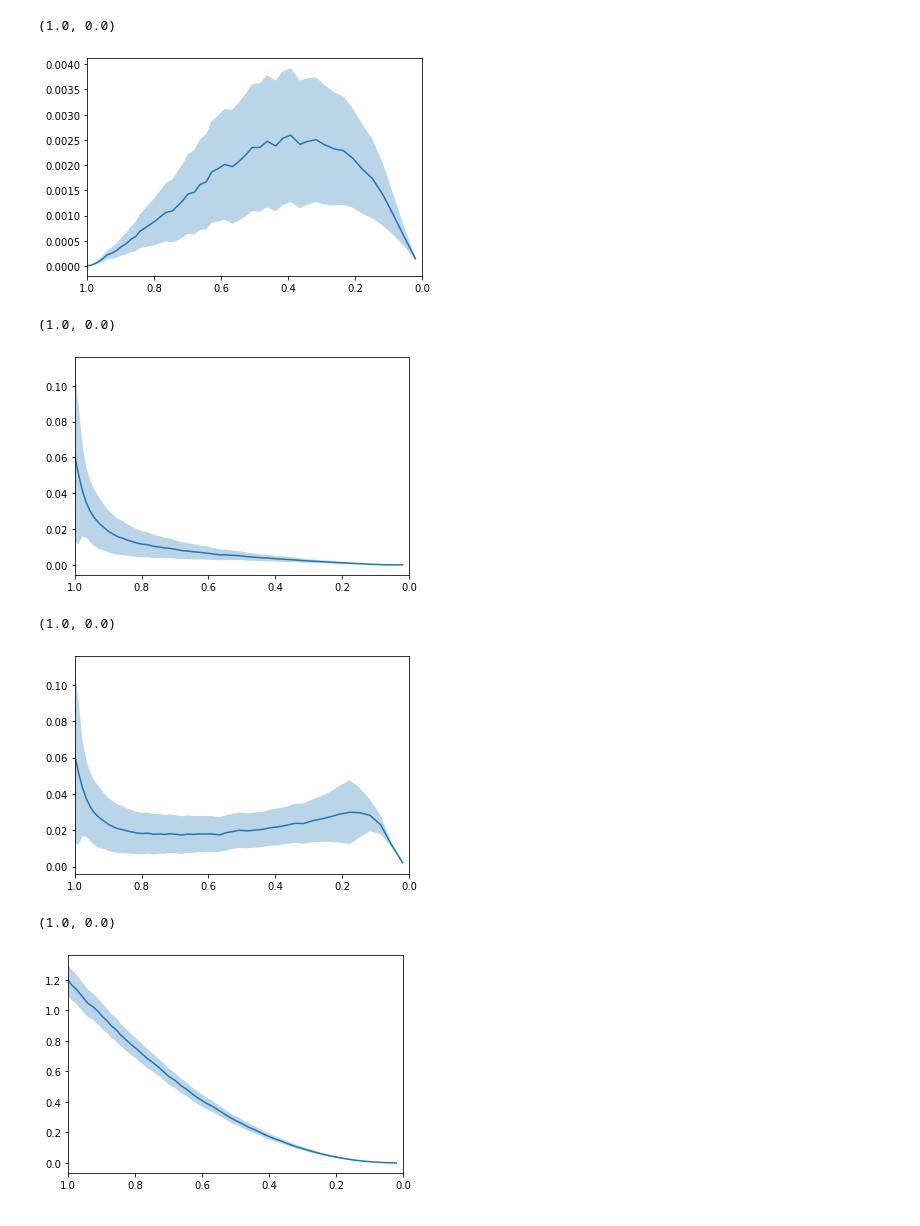
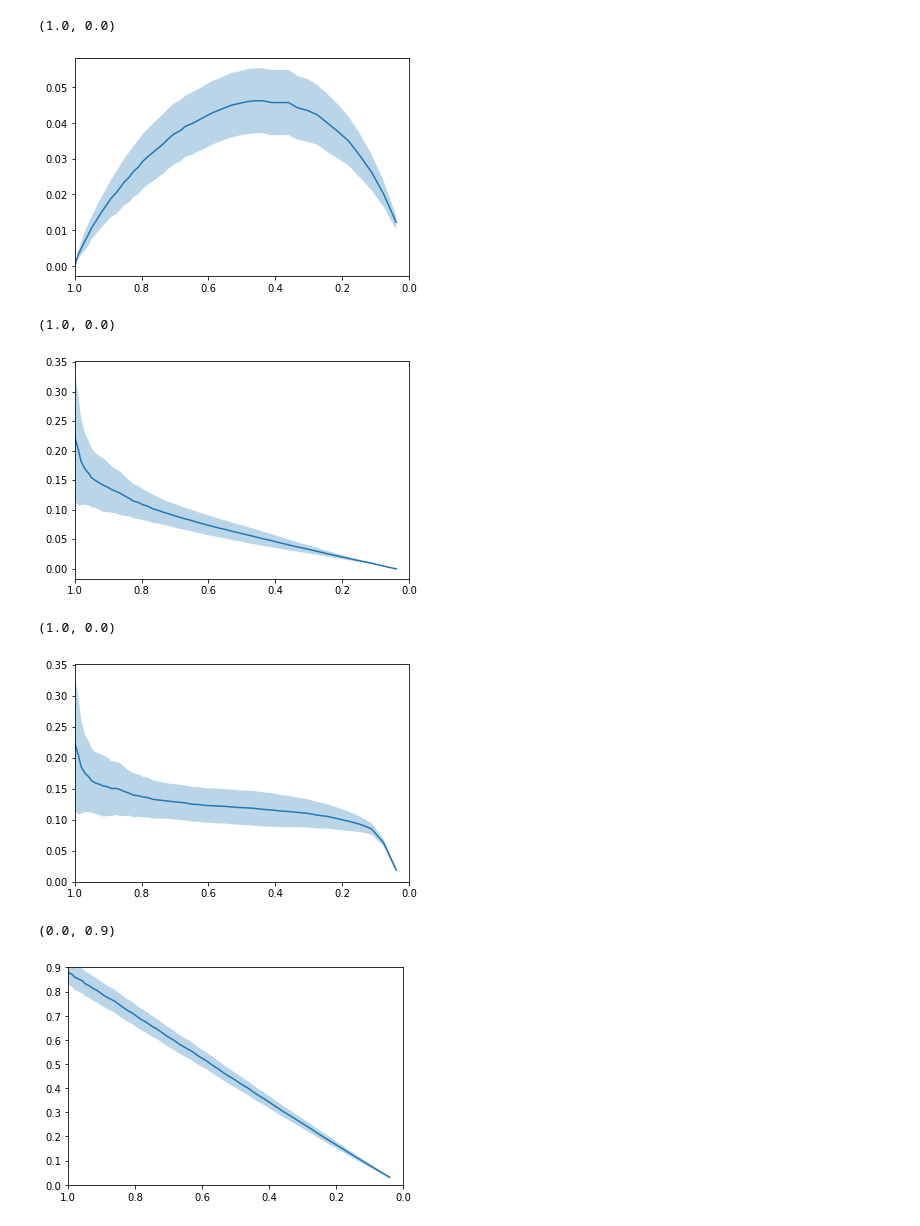
Before and after one commit to EleaZhong/Qwen-Edit-Ultrafast, a Jupyter notebook: scripts/straightness.ipynb, the cells around one changed output. Cells and saved outputs as stored; diff of their text form; code cells hidden in the pictures.

```diff
--- a/scripts/straightness.ipynb
+++ b/scripts/straightness.ipynb
@@ -7,7 +9,7 @@ from pathlib import Path
 # %%
 gen_steps=50
 
-data_dir = Path("/data/regression_output")
+data_dir = Path("/data/model_output_50s")
 data_paths = list(data_dir.glob("*.pt"))
 
 data_idx = 0
@@ -192,6 +194,8 @@ x_t_diffs_all = []
 proj_diffs_all = []
 v_diffs_all = []
 x_diffs_all = []
+
+pow_num = 1
 
 for dpath in tqdm.tqdm(data_paths[:100]):
 
@@ -220,12 +224,12 @@ for dpath in tqdm.tqdm(data_paths[:100]):
 
     ts_exp = ts.view(-1,1,1)
     x_t_ideals = (1-ts_exp)*x_0 + ts_exp*x_1
-    x_t_diffs = (x_t_ideals - starts).pow(2).mean(dim=(-1,-2))
+    x_t_diffs = (x_t_ideals - starts).pow(pow_num).abs().mean(dim=(-1,-2))
     x_0_projs = starts - ts_exp * preds
-    proj_diffs = (x_0 - x_0_projs).pow(2).mean(dim=(-1,-2))
+    proj_diffs = (x_0 - x_0_projs).pow(pow_num).abs().mean(dim=(-1,-2))
     v_ideals = (starts - x_0) / ts_exp
-    v_diffs = (v_ideals - preds).pow(2).mean(dim=(-1,-2))
-    x_diffs = (starts - x_0).pow(2).mean(dim=(-1,-2))
+    v_diffs = (v_ideals - preds).pow(pow_num).abs().mean(dim=(-1,-2))
+    x_diffs = (starts - x_0).pow(pow_num).abs().mean(dim=(-1,-2))
 
     x_t_diffs_all.append(x_t_diffs)
     proj_diffs_all.append(proj_diffs)
@@ -271,7 +267,7 @@ plt.fill_between(
 plt.xlim(1,0)
 # %% [output]
 (1.0, 0.0)
-[figure, old version]
+[figure, new version]
 # %%
 
 
@@ -289,7 +285,7 @@ plt.fill_between(
 plt.xlim(1,0)
 # %% [output]
 (1.0, 0.0)
-[figure, old version]
+[figure, new version]
 # %%
 
 
@@ -307,22 +303,23 @@ plt.fill_between(
 plt.xlim(1,0)
 # %% [output]
 (1.0, 0.0)
-[figure, old version]
+[figure, new version]
 # %%
 
 
 plt.plot(ts.float(), x_diffs_means.float())
 
 plt.fill_between(
     ts.float(),
     x_diffs_means - x_diffs_stds,
     x_diffs_means + x_diffs_stds,
     alpha=0.3,
     edgecolor='none',
     label='±1 std'
 )
 
 plt.xlim(1,0)
+plt.ylim(0,0.9)
 # %% [output]
-(1.0, 0.0)
+(0.0, 0.9)
-[figure, old version]
+[figure, new version]
```
Also changed, not shown: parts of 13 cells of this notebook, 3 other files.
